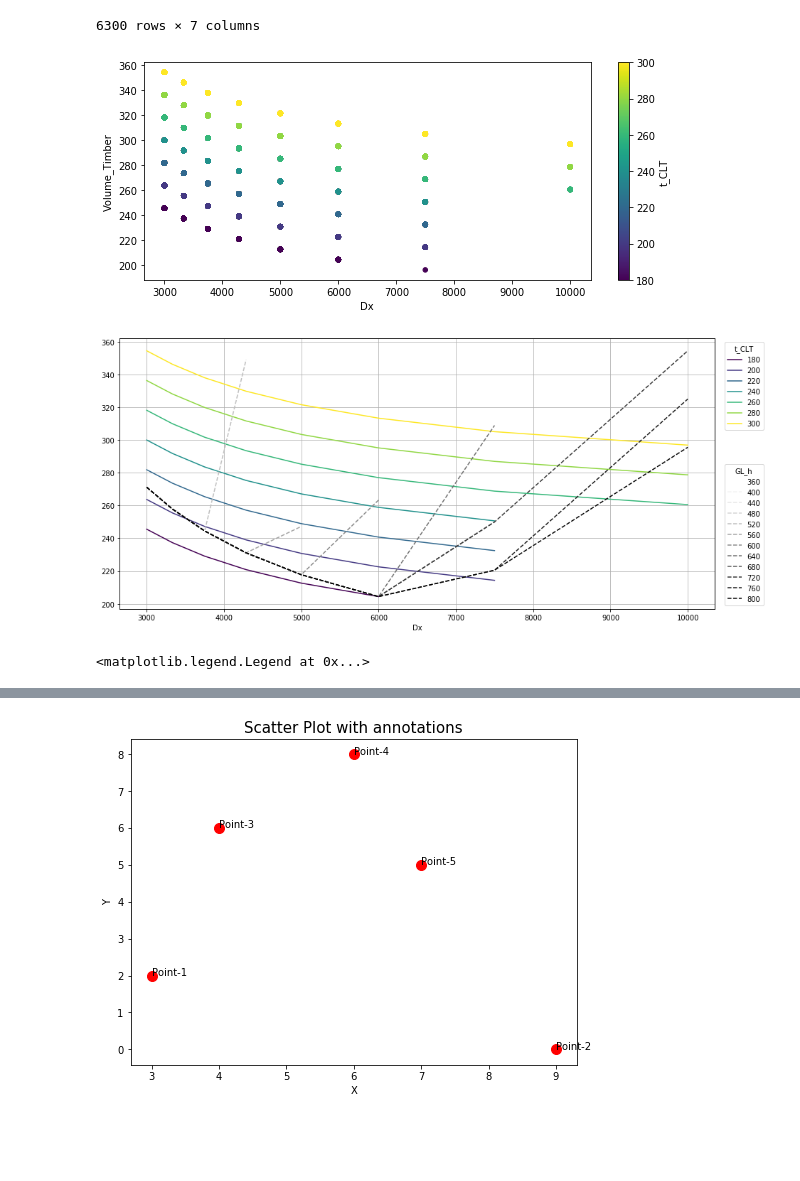
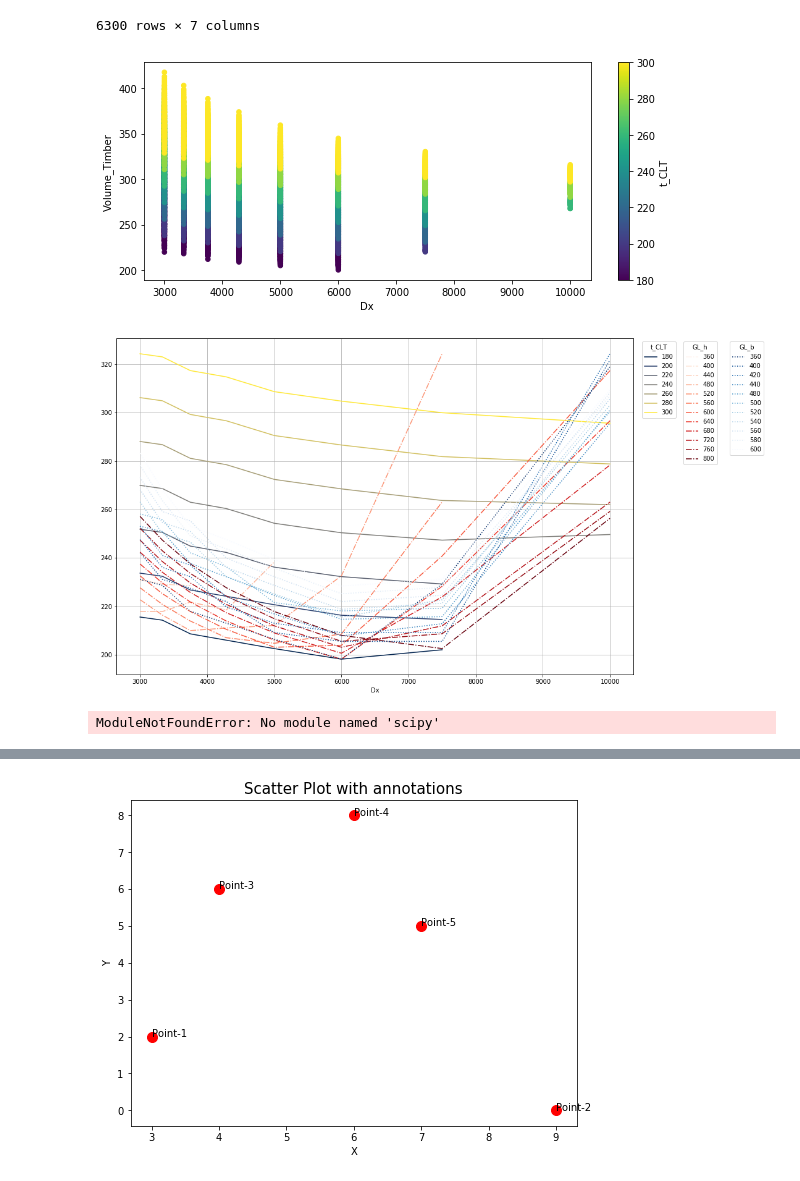
Before and after one commit to MarcoDona-CLTs/my-first-binder, a Jupyter notebook: FrameOptimization.ipynb, the cells around one changed output, grey strips where cells are left out. Drawn from its saved outputs; the diff is of its cells as text; code cells hidden in the pictures; blank space fills up the shorter version.

```diff
--- a/FrameOptimization.ipynb
+++ b/FrameOptimization.ipynb
@@ -7,7 +7,7 @@ import pandas as pd
 import xarray as xr
 # %%
 CLT_t_ = [ 180, 200, 220, 240, 260, 280, 300]
-GL_b_ = [ 440] # 360, 400, 420, 440, 480, 500, 520, 540, 560, 580, 600 ] # 280, 320, 340, 360, 380,
+GL_b_ = [ 440, 360, 400, 420, 440, 480, 500, 520, 540, 560, 580, 600 ] # 280, 320, 340, 360, 380,
 GL_h_ = [ 360, 400, 440, 480, 520, 560, 600, 640, 680, 720, 760, 800 ] # 320, 360, 400,
 # %%
 # Frame Geometry
@@ -161,7 +161,8 @@ Data_Set = pd.DataFrame(columns=dict)
 Data_Set_Null = pd.DataFrame(columns=dict)
 
 Data_Set_i = Data_Set_Null
-zz=0
+zz = 0
+kk = 0
 for ii_N_X in N_X:
     ii_Dx = L_X/(ii_N_X)
     for ii_N_Y in N_Y:
@@ -188,7 +189,7 @@ for ii_N_X in N_X:
                     L_CLT_i = ii_Dx
 
 
-                    q_CLT_i = ( q_DL_d * gamma_ULS_DL + q_LL_d * gamma_SLSc_LL_A ) * 1000 / 10**6 * 1000 # N/mm^2
+                    q_CLT_i = ( q_DL_d * gamma_SLSc_DL + q_LL_d * gamma_SLSc_LL_A ) * 1000 / 10**6 * 1000 # N/mm^2
 
                     w_CLT = w_2span_unifLoad(E_CLT_i, I_CLT_i, L_CLT_i, q_CLT_i) / k_mod_CLT  # mm - Deflection CLT, units in N, mm
 
@@ -216,7 +217,7 @@ for ii_N_X in N_X:
                         # Volume
 
                         Vol_CLT = tt_CLT_i * L_X * L_Y / 10**9 # m^3 Volume of CLT per floor
-                        Vol_GL_1 = ii_N_X * b_GL_i * h_GL_i * L_Y / 10**9 # m^3 Volume of Glulam per floor
+                        Vol_GL_1 = ii_N_X * ii_GL_b * ii_GL_h * L_Y / 10**9 # m^3 Volume of Glulam per floor
 
                         Data_Set_i.loc[kk,'Volume_Timber'] = Vol_CLT + Vol_GL_1
 
@@ -258,55 +259,75 @@ Data_Set = Data_Set.set_index(np.array(range(0,zz)))
 Data_Set.plot(kind='scatter',x='Dx',y='Volume_Timber',c='t_CLT', colormap='viridis',figsize=(10,4), sharex=False)
 plt.show()
 # %% [output]
-[figure, old version]
+[figure, new version]
 # %%
 # plot data
 # fig = plt.figure()
 # ax = fig.add_subplot(111)
-fig, ax1 = plt.subplots(figsize=(15,7))
+fig, ax1 = plt.subplots(figsize=(15,10))
 
 # use unstack()
-CLT_plt = Data_Set.groupby(['Dx','t_CLT'])['Volume_Timber'].min().unstack().plot(ax=ax1,colormap='viridis')
+CLT_plt = Data_Set.groupby(['Dx','t_CLT'])['Volume_Timber'].min().unstack().plot(ax=ax1,colormap='cividis') # viridis
 # leg1 = ax1.legend(loc='upper left',title = "t_CLT", bbox_to_anchor=(1.01, 1))
 ax1.legend(loc='upper left',title = "t_CLT",bbox_to_anchor=(1.01, 1))
 
 ax2 = ax1.twinx()
-GL_B_plt = Data_Set.groupby(['Dx','GL_h'])['Volume_Timber'].min().unstack().plot(ax=ax2,colormap='Greys', linestyle ='--' )
-# leg2 = ax2.legend(loc='lower left',bbox_to_anchor=(1.01, 0))
+GL_h_plt = Data_Set.groupby(['Dx','GL_h'])['Volume_Timber'].min().unstack().plot(ax=ax2,colormap='Reds', linestyle ='-.' )
+ax2.legend(loc='upper left',title = "GL_h",bbox_to_anchor=(1.09, 1))
+ax2.axes.get_yaxis().set_visible(False)
+
+
+ax3 = ax1.twinx()
+GL_b_plt = Data_Set.groupby(['Dx','GL_b'])['Volume_Timber'].min().unstack().plot(ax=ax3,colormap='Blues_r', linestyle =':' )
+ax3.legend(loc='upper left',title = "GL_b",bbox_to_anchor=(1.18, 1))
+ax3.axes.get_yaxis().set_visible(False)
+# leg2 = ax2.legend(loc='lower left',bbox_to_anchor=(-0.01, 0))
 #
 # ax2.legend(loc=0)
-ax2.legend(loc='lower left',title = "GL_h",bbox_to_anchor=(1.01, 0))
+
 # ax = Data_Set.groupby(['Dx','GL_b'])['Volume_Timber'].min().unstack().plot(ax=ax,colormap='Blues' )
 
 # fig, ax = plt.subplots()
 # Data_Set.groupby('t_CLT').plot(x='Dx', y= 'Volume_Timber', ax=ax)
 
 # ax1 = Data_Set.groupby(['Dx','t_CLT'])['Volume_Timber'].max().unstack().plot(ax=ax)
 ax1.grid()
 # ax2.patch.set_visible(False)
-ax2.axes.get_yaxis().set_visible(False)
+
 
 # n = Data_Set['GL_b']
 # for i, txt in enumerate(n):
 #     ax.annotate(txt, (Data_Set.loc[i,'Dx'], Data_Set.loc[i,'t_CLT']))
 
 # plt.legend(title = "t_CLT")
 # Add first legend:  only labeled data is included
 # leg1 = ax.legend(loc='upper right',title = "t_CLT")
 # Add second legend for the maxes and mins.
 # leg1 will be removed from figure
 # leg2 = ax2.legend(loc='lower right')
 # Manually add the first legend back
 # ax2.add_artist(leg1)
 
 # fig.tight_layout()
 # plt.show()
 # %% [output]
-[figure, old version]
+[figure, new version]
 # %%
 # uu = Data_Set.groupby('t_CLT').min().index.values
 
 # fig, ax = plt.subplots()
 # Data_Set.groupby('t_CLT').plot(x='Dx', y= 'Volume_Timber', linestyle ='--')
+
+
+from scipy.interpolate import make_interp_spline, BSpline
+
+# 300 represents number of points to make between T.min and T.max
+xnew = np.linspace(T.min(), T.max(), 300)
+
+spl = make_interp_spline(T, power, k=3)  # type: BSpline
+power_smooth = spl(xnew)
+
+plt.plot(xnew, power_smooth)
+plt.show()
 # %% [output]
-<matplotlib.legend.Legend at 0x...>
+ModuleNotFoundError: No module named 'scipy'
```
Also changed, not shown: parts of 3 cells of this notebook.
